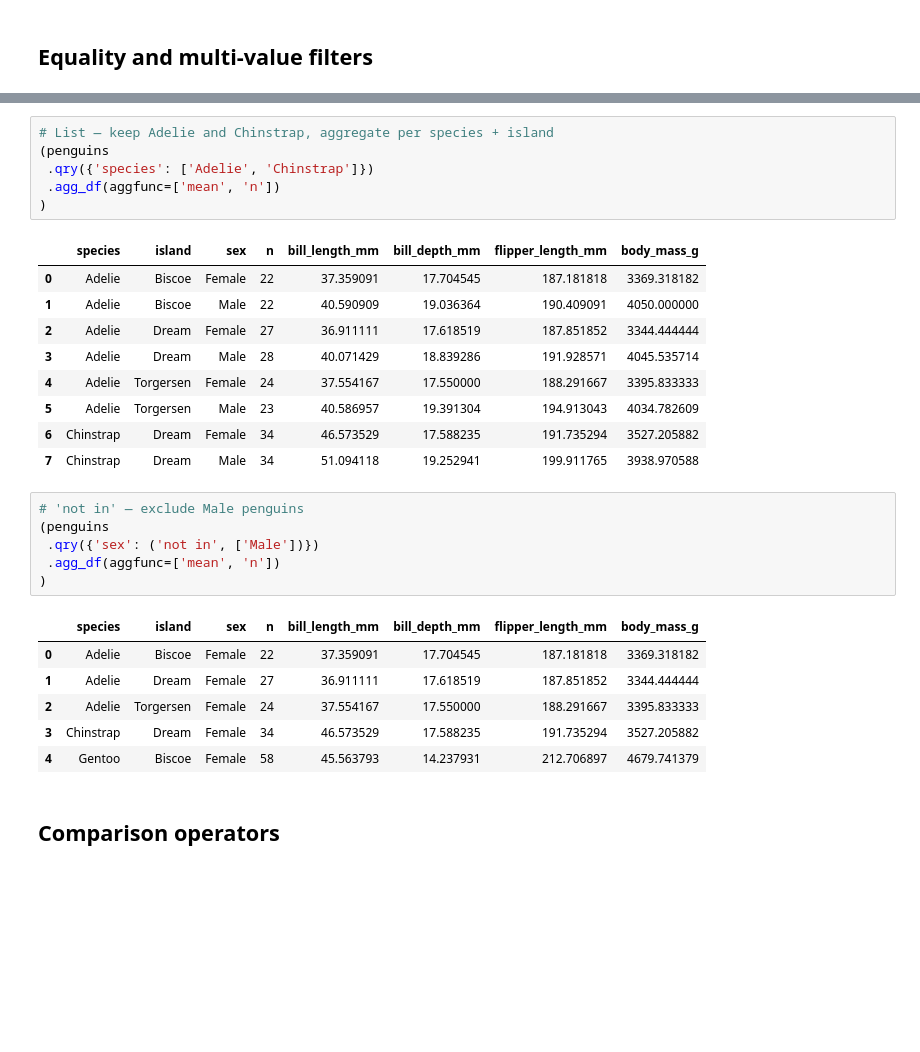
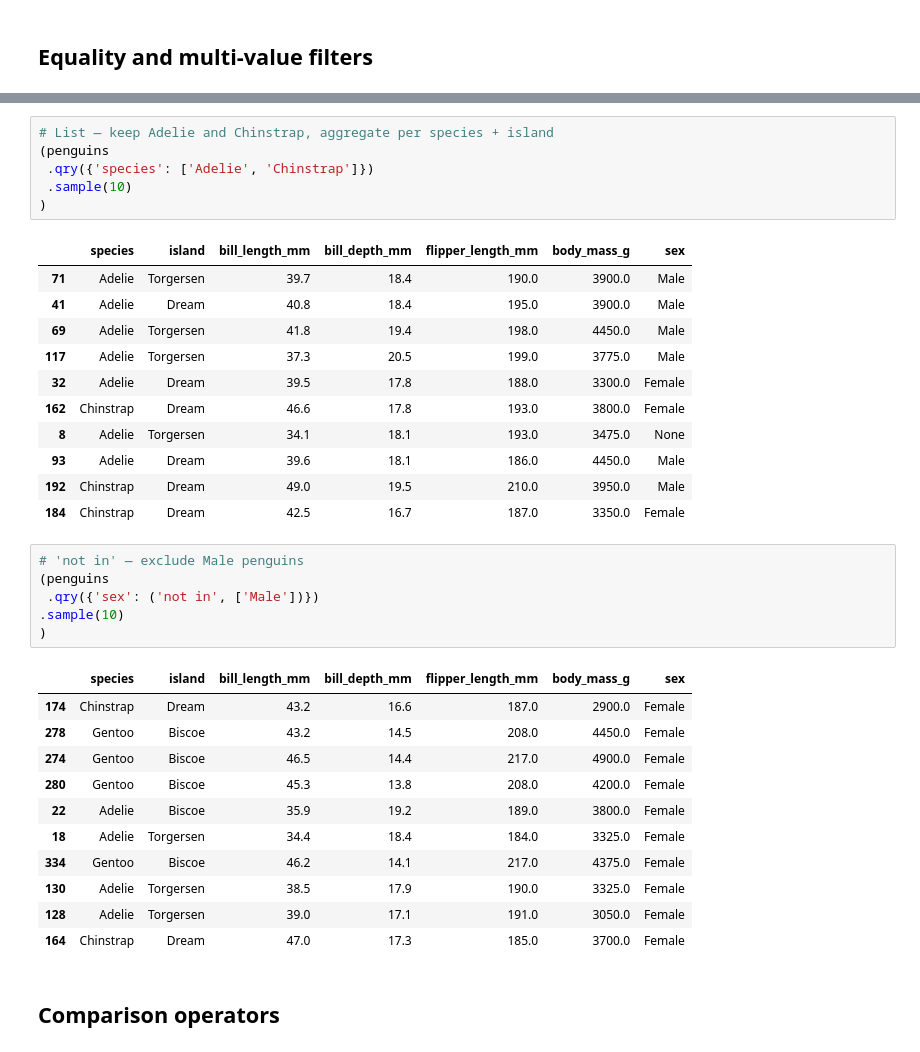
Before and after one commit to maddytae/pytae, a Jupyter notebook: notebooks/qry.ipynb, the cells around one changed output, grey strips where cells are left out. Saved outputs shown, nothing was run; the diff lists cells and outputs as text; blank space fills up the shorter version.

```diff
--- a/notebooks/qry.ipynb
+++ b/notebooks/qry.ipynb
@@ -45,32 +51,39 @@ titanic = pt.sample_data['titanic']
 # %%
 # List — keep Adelie and Chinstrap, aggregate per species + island
 (penguins
  .qry({'species': ['Adelie', 'Chinstrap']})
- .agg_df(aggfunc=['mean', 'n'])
+ .sample(10)
 )
 # %% [output]
-|  | species | island | sex | n | bill_length_mm | bill_depth_mm | flipper_length_mm | body_mass_g |
-| 0 | Adelie | Biscoe | Female | 22 | 37.359091 | 17.704545 | 187.181818 | 3369.318182 |
-| 1 | Adelie | Biscoe | Male | 22 | 40.590909 | 19.036364 | 190.409091 | 4050.000000 |
-| 2 | Adelie | Dream | Female | 27 | 36.911111 | 17.618519 | 187.851852 | 3344.444444 |
-| 3 | Adelie | Dream | Male | 28 | 40.071429 | 18.839286 | 191.928571 | 4045.535714 |
-| 4 | Adelie | Torgersen | Female | 24 | 37.554167 | 17.550000 | 188.291667 | 3395.833333 |
-| 5 | Adelie | Torgersen | Male | 23 | 40.586957 | 19.391304 | 194.913043 | 4034.782609 |
-| 6 | Chinstrap | Dream | Female | 34 | 46.573529 | 17.588235 | 191.735294 | 3527.205882 |
-| 7 | Chinstrap | Dream | Male | 34 | 51.094118 | 19.252941 | 199.911765 | 3938.970588 |
+|  | species | island | bill_length_mm | bill_depth_mm | flipper_length_mm | body_mass_g | sex |
+| 71 | Adelie | Torgersen | 39.7 | 18.4 | 190.0 | 3900.0 | Male |
+| 41 | Adelie | Dream | 40.8 | 18.4 | 195.0 | 3900.0 | Male |
+| 69 | Adelie | Torgersen | 41.8 | 19.4 | 198.0 | 4450.0 | Male |
+| 117 | Adelie | Torgersen | 37.3 | 20.5 | 199.0 | 3775.0 | Male |
+| 32 | Adelie | Dream | 39.5 | 17.8 | 188.0 | 3300.0 | Female |
+| 162 | Chinstrap | Dream | 46.6 | 17.8 | 193.0 | 3800.0 | Female |
+| 8 | Adelie | Torgersen | 34.1 | 18.1 | 193.0 | 3475.0 | None |
+| 93 | Adelie | Dream | 39.6 | 18.1 | 186.0 | 4450.0 | Male |
+| 192 | Chinstrap | Dream | 49.0 | 19.5 | 210.0 | 3950.0 | Male |
+| 184 | Chinstrap | Dream | 42.5 | 16.7 | 187.0 | 3350.0 | Female |
 # %%
 # 'not in' — exclude Male penguins
 (penguins
  .qry({'sex': ('not in', ['Male'])})
- .agg_df(aggfunc=['mean', 'n'])
+.sample(10)
 )
 # %% [output]
-|  | species | island | sex | n | bill_length_mm | bill_depth_mm | flipper_length_mm | body_mass_g |
-| 0 | Adelie | Biscoe | Female | 22 | 37.359091 | 17.704545 | 187.181818 | 3369.318182 |
-| 1 | Adelie | Dream | Female | 27 | 36.911111 | 17.618519 | 187.851852 | 3344.444444 |
-| 2 | Adelie | Torgersen | Female | 24 | 37.554167 | 17.550000 | 188.291667 | 3395.833333 |
-| 3 | Chinstrap | Dream | Female | 34 | 46.573529 | 17.588235 | 191.735294 | 3527.205882 |
-| 4 | Gentoo | Biscoe | Female | 58 | 45.563793 | 14.237931 | 212.706897 | 4679.741379 |
+|  | species | island | bill_length_mm | bill_depth_mm | flipper_length_mm | body_mass_g | sex |
+| 174 | Chinstrap | Dream | 43.2 | 16.6 | 187.0 | 2900.0 | Female |
+| 278 | Gentoo | Biscoe | 43.2 | 14.5 | 208.0 | 4450.0 | Female |
+| 274 | Gentoo | Biscoe | 46.5 | 14.4 | 217.0 | 4900.0 | Female |
+| 280 | Gentoo | Biscoe | 45.3 | 13.8 | 208.0 | 4200.0 | Female |
+| 22 | Adelie | Biscoe | 35.9 | 19.2 | 189.0 | 3800.0 | Female |
+| 18 | Adelie | Torgersen | 34.4 | 18.4 | 184.0 | 3325.0 | Female |
+| 334 | Gentoo | Biscoe | 46.2 | 14.1 | 217.0 | 4375.0 | Female |
+| 130 | Adelie | Torgersen | 38.5 | 17.9 | 190.0 | 3325.0 | Female |
+| 128 | Adelie | Torgersen | 39.0 | 17.1 | 191.0 | 3050.0 | Female |
+| 164 | Chinstrap | Dream | 47.0 | 17.3 | 185.0 | 3700.0 | Female |
 # %% [markdown]
 ## Comparison operators
 # %%
```
Also changed, not shown: parts of 13 cells of this notebook, 4 other files.
